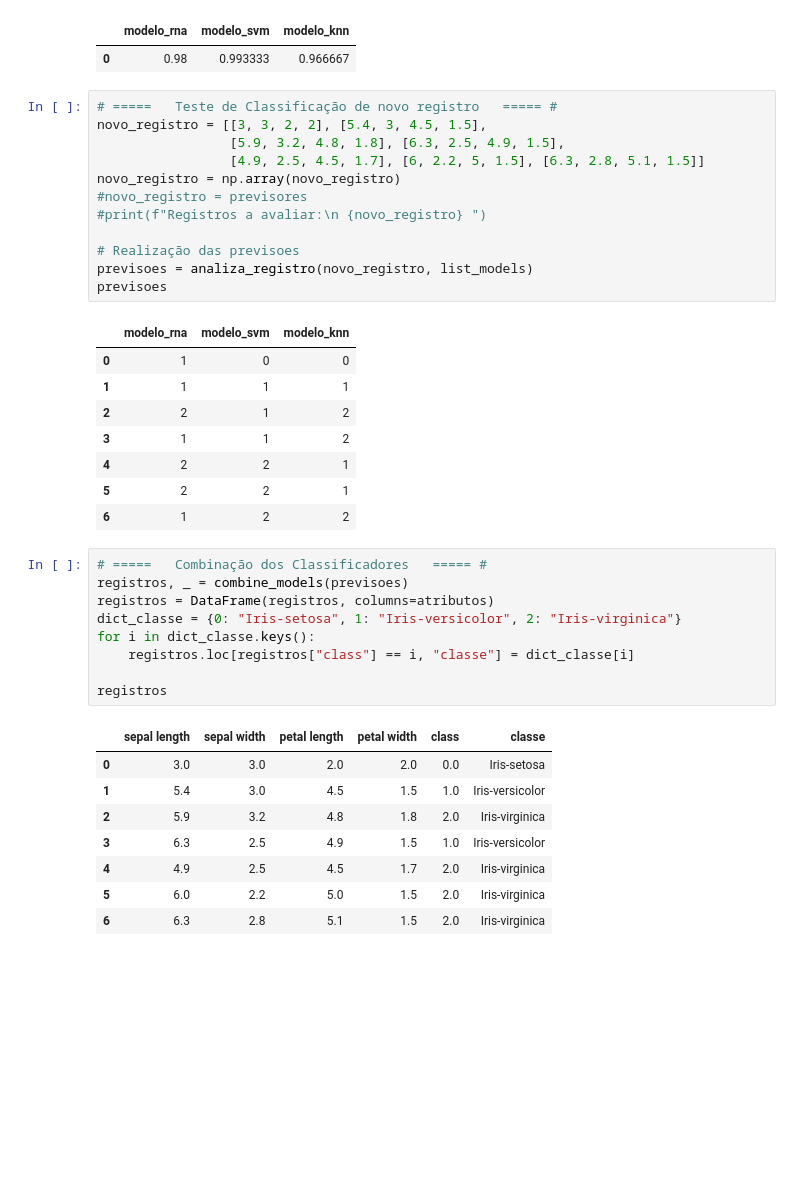
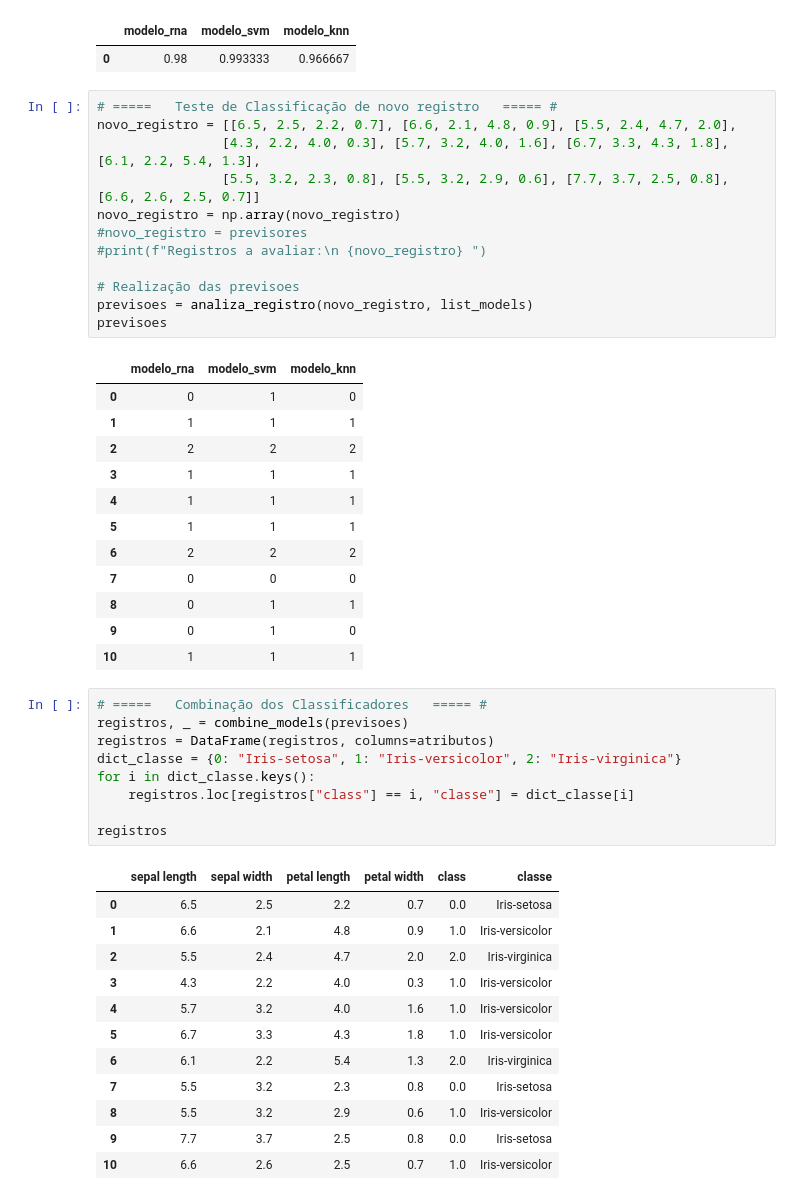
Before and after one commit to brmaciel/Projetos_AnaliseDados, a Jupyter notebook: Base_iris/combinacao_classificadores.ipynb, the cells around one changed output. Drawn from its saved outputs; the diff is of its cells as text; blank space fills up the shorter version.

```diff
--- a/Base_iris/combinacao_classificadores.ipynb
+++ b/Base_iris/combinacao_classificadores.ipynb
@@ -105,25 +125,29 @@ precisoes
 | 0 | 0.98 | 0.993333 | 0.966667 |
 # %%
 # =====   Teste de Classificação de novo registro   ===== #
-novo_registro = [[3, 3, 2, 2], [5.4, 3, 4.5, 1.5],
-                 [5.9, 3.2, 4.8, 1.8], [6.3, 2.5, 4.9, 1.5],
-                 [4.9, 2.5, 4.5, 1.7], [6, 2.2, 5, 1.5], [6.3, 2.8, 5.1, 1.5]]
+novo_registro = [[6.5, 2.5, 2.2, 0.7], [6.6, 2.1, 4.8, 0.9], [5.5, 2.4, 4.7, 2.0],
+                [4.3, 2.2, 4.0, 0.3], [5.7, 3.2, 4.0, 1.6], [6.7, 3.3, 4.3, 1.8], [6.1, 2.2, 5.4, 1.3],
+                [5.5, 3.2, 2.3, 0.8], [5.5, 3.2, 2.9, 0.6], [7.7, 3.7, 2.5, 0.8], [6.6, 2.6, 2.5, 0.7]]
 novo_registro = np.array(novo_registro)
 #novo_registro = previsores
 #print(f"Registros a avaliar:\n {novo_registro} ")
 
 # Realização das previsoes
 previsoes = analiza_registro(novo_registro, list_models)
 previsoes
 # %% [output]
 |  | modelo_rna | modelo_svm | modelo_knn |
-| 0 | 1 | 0 | 0 |
+| 0 | 0 | 1 | 0 |
 | 1 | 1 | 1 | 1 |
-| 2 | 2 | 1 | 2 |
-| 3 | 1 | 1 | 2 |
-| 4 | 2 | 2 | 1 |
-| 5 | 2 | 2 | 1 |
-| 6 | 1 | 2 | 2 |
+| 2 | 2 | 2 | 2 |
+| 3 | 1 | 1 | 1 |
+| 4 | 1 | 1 | 1 |
+| 5 | 1 | 1 | 1 |
+| 6 | 2 | 2 | 2 |
+| 7 | 0 | 0 | 0 |
+| 8 | 0 | 1 | 1 |
+| 9 | 0 | 1 | 0 |
+| 10 | 1 | 1 | 1 |
 # %%
 # =====   Combinação dos Classificadores   ===== #
 registros, _ = combine_models(previsoes)
@@ -135,10 +159,14 @@ for i in dict_classe.keys():
 registros
 # %% [output]
 |  | sepal length | sepal width | petal length | petal width | class | classe |
-| 0 | 3.0 | 3.0 | 2.0 | 2.0 | 0.0 | Iris-setosa |
-| 1 | 5.4 | 3.0 | 4.5 | 1.5 | 1.0 | Iris-versicolor |
-| 2 | 5.9 | 3.2 | 4.8 | 1.8 | 2.0 | Iris-virginica |
-| 3 | 6.3 | 2.5 | 4.9 | 1.5 | 1.0 | Iris-versicolor |
-| 4 | 4.9 | 2.5 | 4.5 | 1.7 | 2.0 | Iris-virginica |
-| 5 | 6.0 | 2.2 | 5.0 | 1.5 | 2.0 | Iris-virginica |
-| 6 | 6.3 | 2.8 | 5.1 | 1.5 | 2.0 | Iris-virginica |
+| 0 | 6.5 | 2.5 | 2.2 | 0.7 | 0.0 | Iris-setosa |
+| 1 | 6.6 | 2.1 | 4.8 | 0.9 | 1.0 | Iris-versicolor |
+| 2 | 5.5 | 2.4 | 4.7 | 2.0 | 2.0 | Iris-virginica |
+| 3 | 4.3 | 2.2 | 4.0 | 0.3 | 1.0 | Iris-versicolor |
+| 4 | 5.7 | 3.2 | 4.0 | 1.6 | 1.0 | Iris-versicolor |
+| 5 | 6.7 | 3.3 | 4.3 | 1.8 | 1.0 | Iris-versicolor |
+| 6 | 6.1 | 2.2 | 5.4 | 1.3 | 2.0 | Iris-virginica |
+| 7 | 5.5 | 3.2 | 2.3 | 0.8 | 0.0 | Iris-setosa |
+| 8 | 5.5 | 3.2 | 2.9 | 0.6 | 1.0 | Iris-versicolor |
+| 9 | 7.7 | 3.7 | 2.5 | 0.8 | 0.0 | Iris-setosa |
+| 10 | 6.6 | 2.6 | 2.5 | 0.7 | 1.0 | Iris-versicolor |
```
Also changed, not shown: parts of 4 cells of this notebook.
